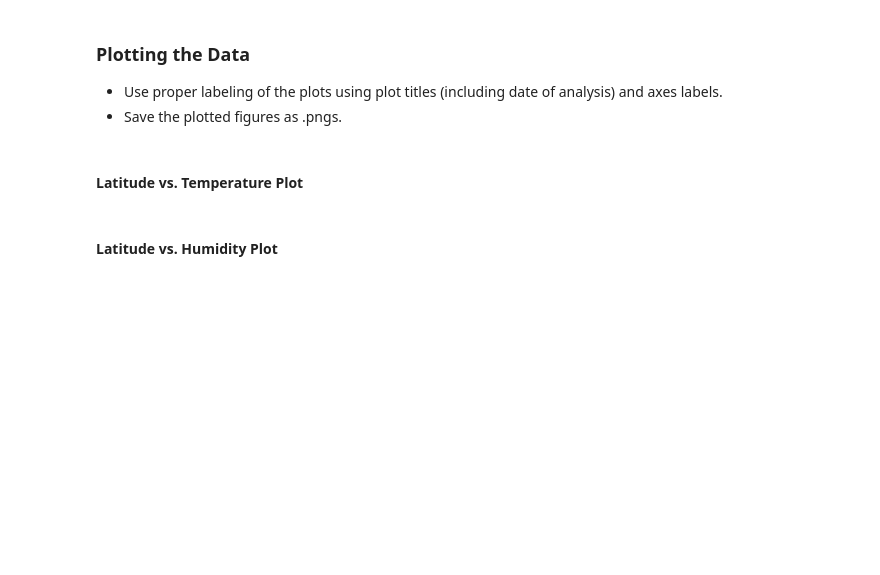
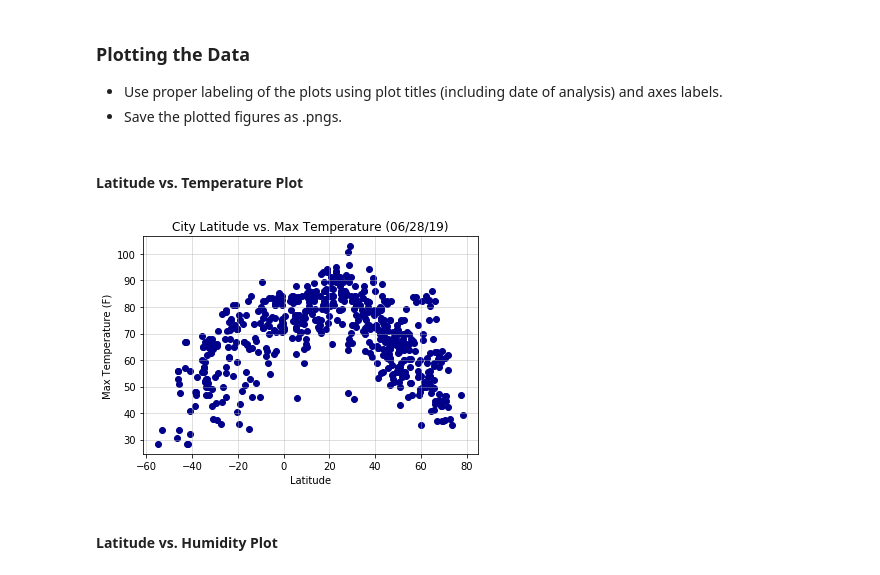
Before and after one commit to brycenolan1/pythonapi_hw6, a Jupyter notebook: WeatherPy_hw_solved.ipynb, the cells around one changed output. Drawn from its saved outputs; the diff is of its cells as text; code cells hidden in the pictures; blank space fills up the shorter version.

```diff
--- a/WeatherPy_hw_solved.ipynb
+++ b/WeatherPy_hw_solved.ipynb
@@ -56,8 +57,17 @@ len(cities)
 # %%
-#build query url
+# build query url
 base_url = "http://api.openweathermap.org/data/2.5/weather?"
 units = "imperial"
 
-query_url = base_url + "appid=" + other_key + "&units=" + units + "&q=" + city
+# query_url = base_url + "appid=" + other_key + "&units=" + units + "&q=" + city
 # print(query_url)
+
+params = {
+"appid": other_key,
+"units": "imperial",
+"q": city
+}
+
+response = requests.get(base_url, params=params)
+# print(response.url)
 # %%
@@ -115,3 +149,16 @@ print(f"==============================")
 ### Convert Raw Data to DataFrame
 * Export the city data into a .csv.
 * Display the DataFrame
+# %%
+city_weather_df= pd.DataFrame ({
+    "City": city_name,
+    "Cloudiness": cloudiness,
+    "Humidity": humidity,
+    "Lat": lat,
+    "Lng" : lng,
+    "Max Temp" : temp,
+    "Wind Speed" : wind_speed
+})
+
+city_weather_df.to_csv('city_weather_output.csv', index=False)
+city_weather_df.head()
@@ -121,5 +175,24 @@ print(f"==============================")
 * Save the plotted figures as .pngs.
 # %% [markdown]
 #### Latitude vs. Temperature Plot
+# %%
+# define x, y, and area for each city type
+x_lat = np.array(city_weather_df["Lat"])
+y_temp = np.array(city_weather_df["Max Temp"])
+
+# build scatter plots for each city type
+plt.scatter(x_lat, y_temp, marker="o", facecolor="darkblue", edgecolors="darkblue", alpha=1)
+
+# label graph
+plt.xlabel("Latitude")
+plt.ylabel("Max Temperature (F)")
+plt.title("City Latitude vs. Max Temperature (06/28/19)")
+plt.grid(alpha = 0.5)
+
+# show plot
+plt.savefig("lat_vs_temp.png")
+plt.show()
+# %% [output]
+[figure, added]
 # %% [markdown]
 #### Latitude vs. Humidity Plot
```
Also changed, not shown: parts of 10 cells of this notebook, 5 other files.
